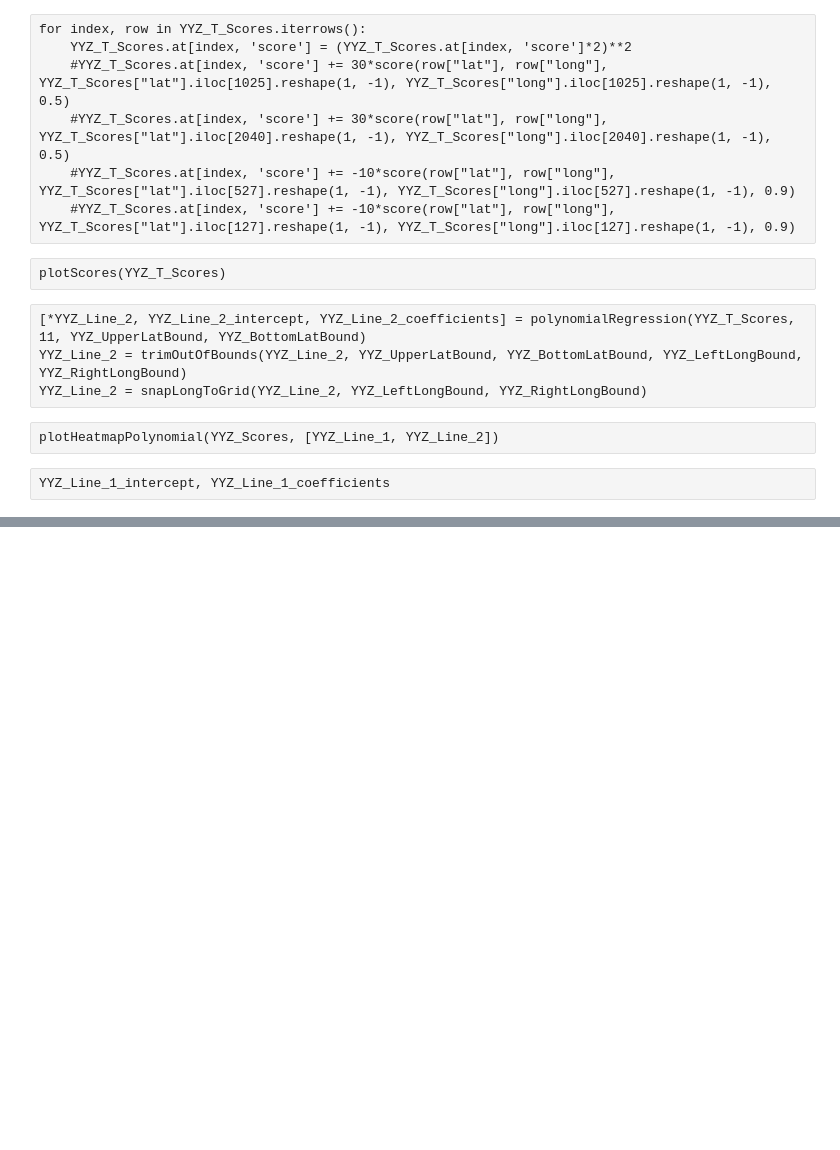
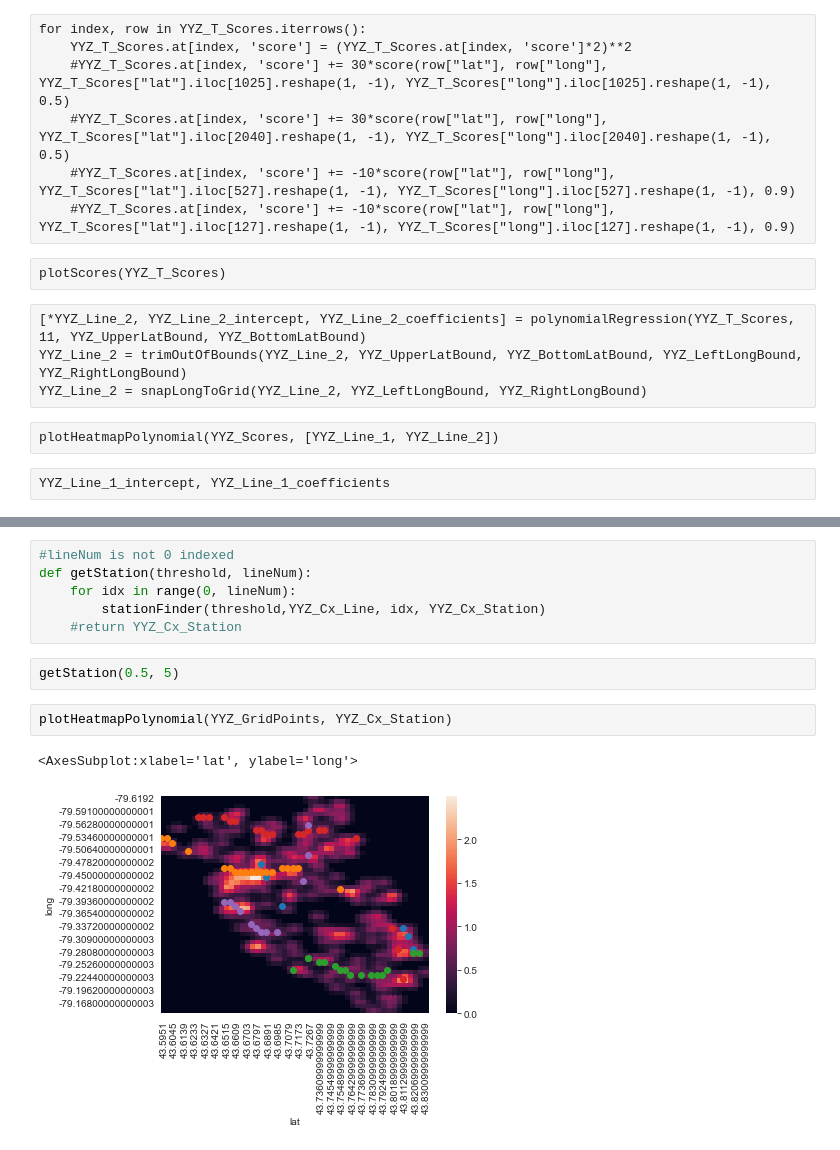
Before and after one commit to geotrieu/transit-ai, a Jupyter notebook: src/preprocessing.ipynb, the cells around one changed output, grey strips where cells are left out. Drawn from its saved outputs; the diff is of its cells as text; blank space fills up the shorter version.

```diff
--- a/src/preprocessing.ipynb
+++ b/src/preprocessing.ipynb
@@ -263,0 +315,13 @@ YYZ_Line_1_intercept, YYZ_Line_1_coefficients
+# %%
+#lineNum is not 0 indexed
+def getStation(threshold, lineNum):
+    for idx in range(0, lineNum):
+        stationFinder(threshold,YYZ_Cx_Line, idx, YYZ_Cx_Station)
+    #return YYZ_Cx_Station
+# %%
+getStation(0.5, 5)
+# %%
+plotHeatmapPolynomial(YYZ_GridPoints, YYZ_Cx_Station)
+# %% [output]
+<AxesSubplot:xlabel='lat', ylabel='long'>
+[figure, added]
```
Also changed, not shown: parts of 10 cells of this notebook, 1 other file.
